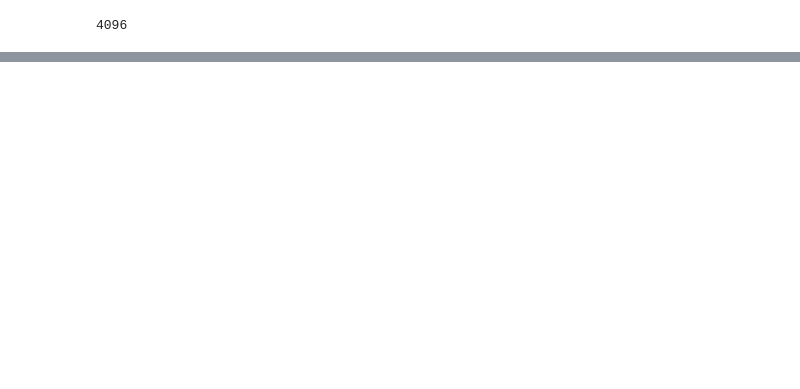
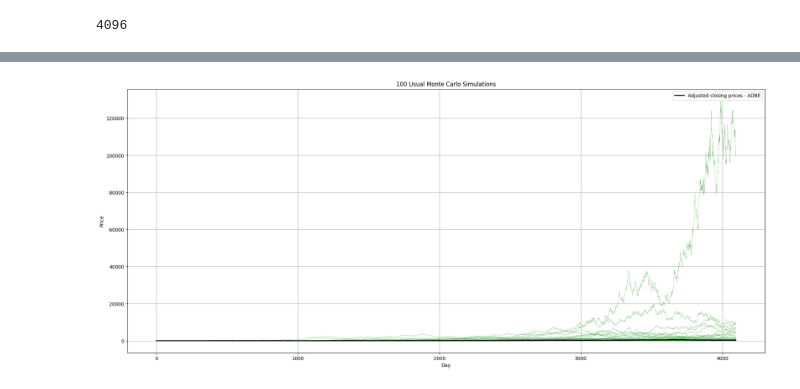
Before and after one commit to RegisVargas/Multifractal-Model-of-Asset-Returns-MMAR-for-Thesis, a Jupyter notebook: Improving_the_multifractal_model_of_asset_returns_by_Hidden_Markov_Models.ipynb, the cells around one changed output, grey strips where cells are left out. Saved outputs shown, nothing was run; the diff lists cells and outputs as text; code cells hidden in the pictures; blank space fills up the shorter version.

```diff
--- a/Improving_the_multifractal_model_of_asset_returns_by_Hidden_Markov_Models.ipynb
+++ b/Improving_the_multifractal_model_of_asset_returns_by_Hidden_Markov_Models.ipynb
@@ -541,14 +622,16 @@ plt.show()
 # %%
 plt.figure(figsize=(24,10))
 for i in range(len(simulated_prices_mc)):
   plt.plot(simulated_prices_mc.iloc[i], color="green", linewidth=0.2)
-plt.plot(pd.Series(np.array(AAPL_real.get_data()['Adj Close'])), color="black", linewidth=2,label="Adjusted closing prices - AAPL")
+plt.plot(pd.Series(np.array(ADBE_real.get_data()['Adj Close'])), color="black", linewidth=2,label="Adjusted closing prices - ADBE")
 plt.legend()
 plt.title(str(num_simu) + " Usual Monte Carlo Simulations")
 plt.grid(visible=True)
 plt.xlabel("Day")
 plt.ylabel('Price')
 plt.show()
+# %% [output]
+[figure, added]
 # %%
 plt.figure(figsize=(24,10))
 print(len(simulated_prices_hmm))
```
Also changed, not shown: parts of 27 cells of this notebook.
